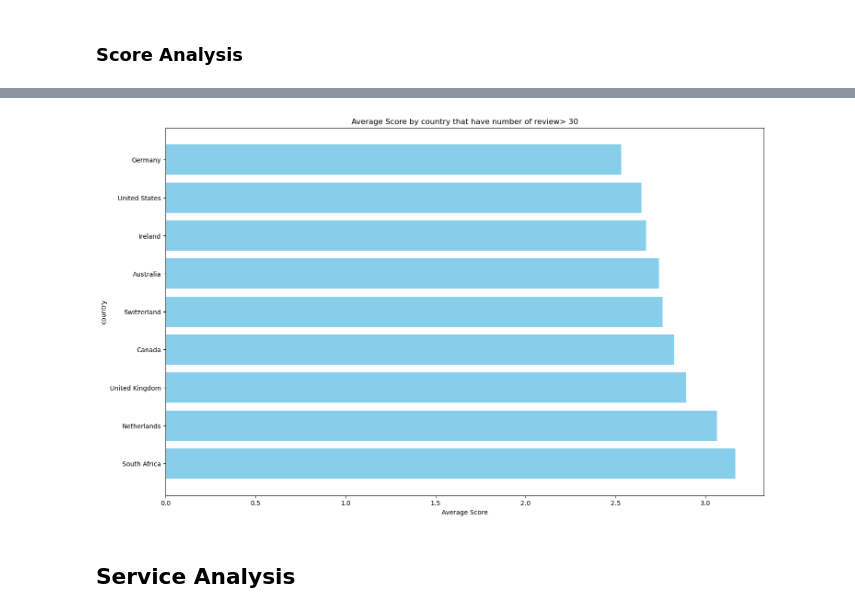
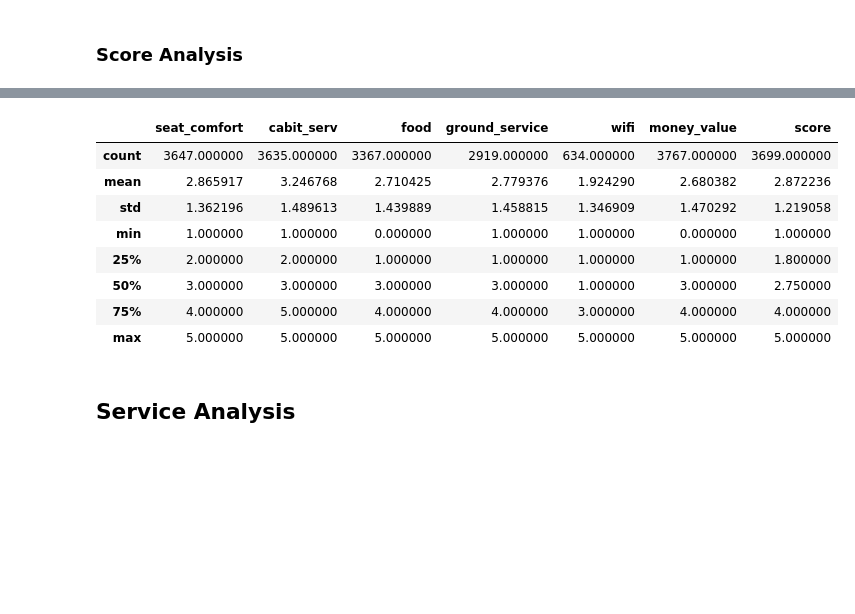
Before and after one commit to MarkPhamm/British-Airway, a Jupyter notebook: analysis/EDA.ipynb, the cells around one changed output, grey strips where cells are left out. Drawn from its saved outputs; the diff is of its cells as text; code cells hidden in the pictures; blank space fills up the shorter version.

```diff
--- a/analysis/EDA.ipynb
+++ b/analysis/EDA.ipynb
@@ -173,23 +111,0 @@ Name: score, dtype: float64
-# %%
-# List of columns to analyze
-columns_to_analyze = ['type', 'seat_type']
-
-# Create subplots
-fig, axes = plt.subplots(nrows=len(columns_to_analyze), figsize=(10, 8), sharex=True)
-
-# Iterate over each column and plot
-for i, column in enumerate(columns_to_analyze):
-    # Group by the column and calculate the mean score
-    average_score_by_category = df.groupby(column)['score'].mean().sort_values()
-
-    # Plot the average score for each category
-    average_score_by_category.plot(kind='barh', ax=axes[i], color='skyblue')
-
-    # Set title and labels
-    axes[i].set_title(f'Average Score by {column.replace("_", " ").capitalize()}')
-    axes[i].set_ylabel(column.replace("_", " ").capitalize())
-    axes[i].set_xlabel('Average Score')
-
-# Adjust layout and display the plot
-plt.tight_layout()
-plt.show()
@@ -221,7 +112,28 @@ def plot_significant_bar(df, column_name, title, review_count_threshold):
-# %%
-plot_significant_bar(df, "country", "country", 30)
-# %% [output]
-[figure, removed]
+# %%
+# Define the list of columns
+columns = ['seat_comfort', 'cabit_serv', 'food', 'ground_service', 'wifi', 'money_value','score']
+
+# Create a dictionary to store summary statistics for each column
+summary_statistics = {}
+
+# Compute summary statistics for each column
+for column in columns:
+    # Compute summary statistics for the current column
+    summary_statistics[column] = df[column].describe()
+
+# Create a DataFrame to store the summary statistics
+summary_df = pd.DataFrame(summary_statistics)
+summary_df
+# %% [output]
+|  | seat_comfort | cabit_serv | food | ground_service | wifi | money_value | score |
+| count | 3647.000000 | 3635.000000 | 3367.000000 | 2919.000000 | 634.000000 | 3767.000000 | 3699.000000 |
+| mean | 2.865917 | 3.246768 | 2.710425 | 2.779376 | 1.924290 | 2.680382 | 2.872236 |
+| std | 1.362196 | 1.489613 | 1.439889 | 1.458815 | 1.346909 | 1.470292 | 1.219058 |
+| min | 1.000000 | 1.000000 | 0.000000 | 1.000000 | 1.000000 | 0.000000 | 1.000000 |
+| 25% | 2.000000 | 2.000000 | 1.000000 | 1.000000 | 1.000000 | 1.000000 | 1.800000 |
+| 50% | 3.000000 | 3.000000 | 3.000000 | 3.000000 | 1.000000 | 3.000000 | 2.750000 |
+| 75% | 4.000000 | 5.000000 | 4.000000 | 4.000000 | 3.000000 | 4.000000 | 4.000000 |
+| max | 5.000000 | 5.000000 | 5.000000 | 5.000000 | 5.000000 | 5.000000 | 5.000000 |
 # %% [markdown]
 ## Service Analysis
 # %%
```
Also changed, not shown: parts of 21 cells of this notebook, 1 other file.
